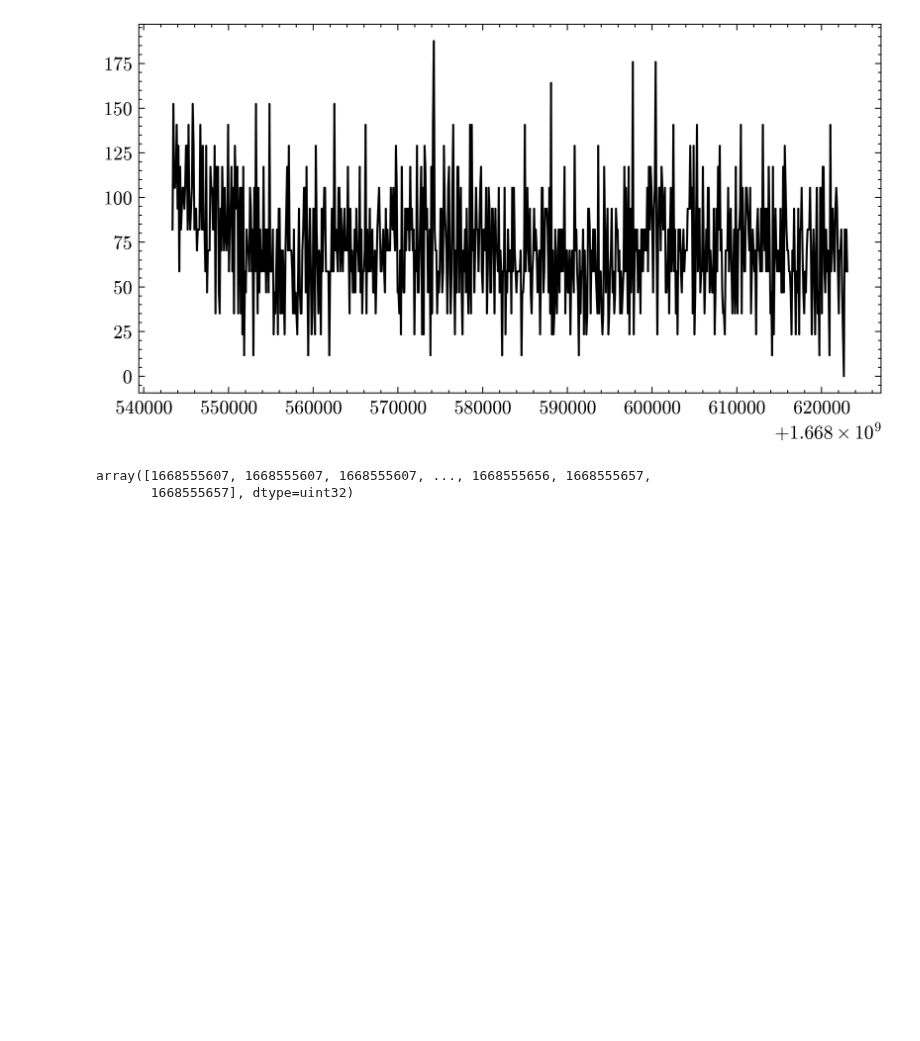
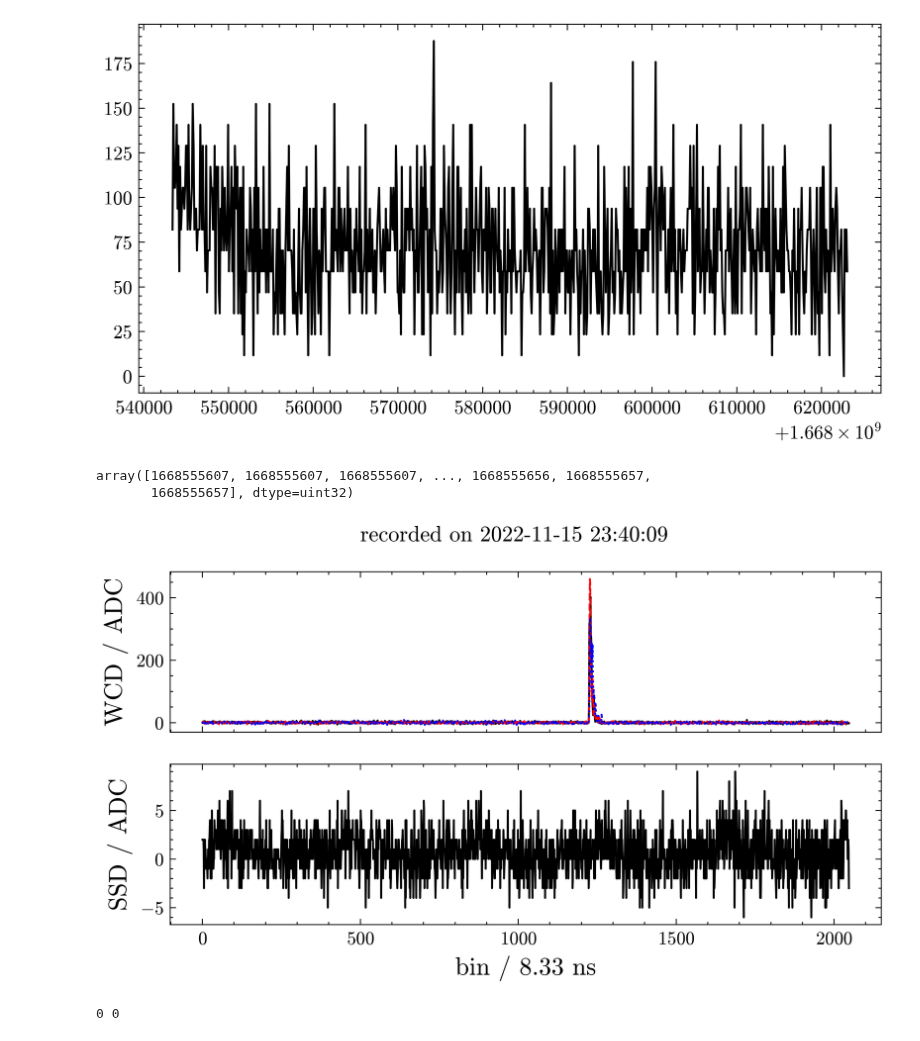
Before and after one commit to Quizznor/phd-thesis, a Jupyter notebook: Projects/UubRandomsLib/test_read.ipynb, the cells around one changed output. Drawn from its saved outputs; the diff is of its cells as text; code cells hidden in the pictures; blank space fills up the shorter version.

```diff
--- a/Projects/UubRandomsLib/test_read.ipynb
+++ b/Projects/UubRandomsLib/test_read.ipynb
@@ -101,3 +98,31 @@ wcd_data['timestamp']
 # %% [output]
 array([1668555607, 1668555607, 1668555607, ..., 1668555656, 1668555657,
        1668555657], dtype=uint32)
+# %%
+from datetime import datetime
+
+wcd_data = read_file("/cr/data02/AugerPrime/UUB/UubRandoms/2022_11/NuriaJr/randoms0123.wcd.bz2")
+ssd_data = read_file("/cr/data02/AugerPrime/UUB/UubRandoms/2022_11/NuriaJr/randoms0123.ssd.bz2")
+
+first_t1_index = np.argmax(ssd_data['t1_latch_bin'] != -1)
+first_t1_timestamp = ssd_data[first_t1_index]["timestamp"]
+
+fig, (ax1, ax2) = plt.subplots(2, 1, sharex=True)
+ax1.plot(range(2048), wcd_data[first_t1_index]['traces'][0])    # 1st WCD PMT
+ax1.plot(range(2048), wcd_data[first_t1_index]['traces'][1])    # 2nd WCD PMT
+ax1.plot(range(2048), wcd_data[first_t1_index]['traces'][2])    # 3rd WCD PMT
+
+ax2.plot(range(2048), ssd_data[first_t1_index]['trace'])        # SSD PMT
+
+fig.suptitle(f'recorded on {datetime.fromtimestamp(first_t1_timestamp)}')
+ax1.set_ylabel('WCD / ADC')
+ax2.set_xlabel('bin / 8.33 ns')
+ax2.set_ylabel('SSD / ADC')
+
+plt.savefig('/cr/users/filip/plots/t1_demonstration.png')
+# %% [output]
+[figure, added]
+# %%
+print(len(wcd_data), len(ssd_data))
+# %% [output]
+0 0
```
Also changed, not shown: parts of 2 cells of this notebook, 1 other file.
